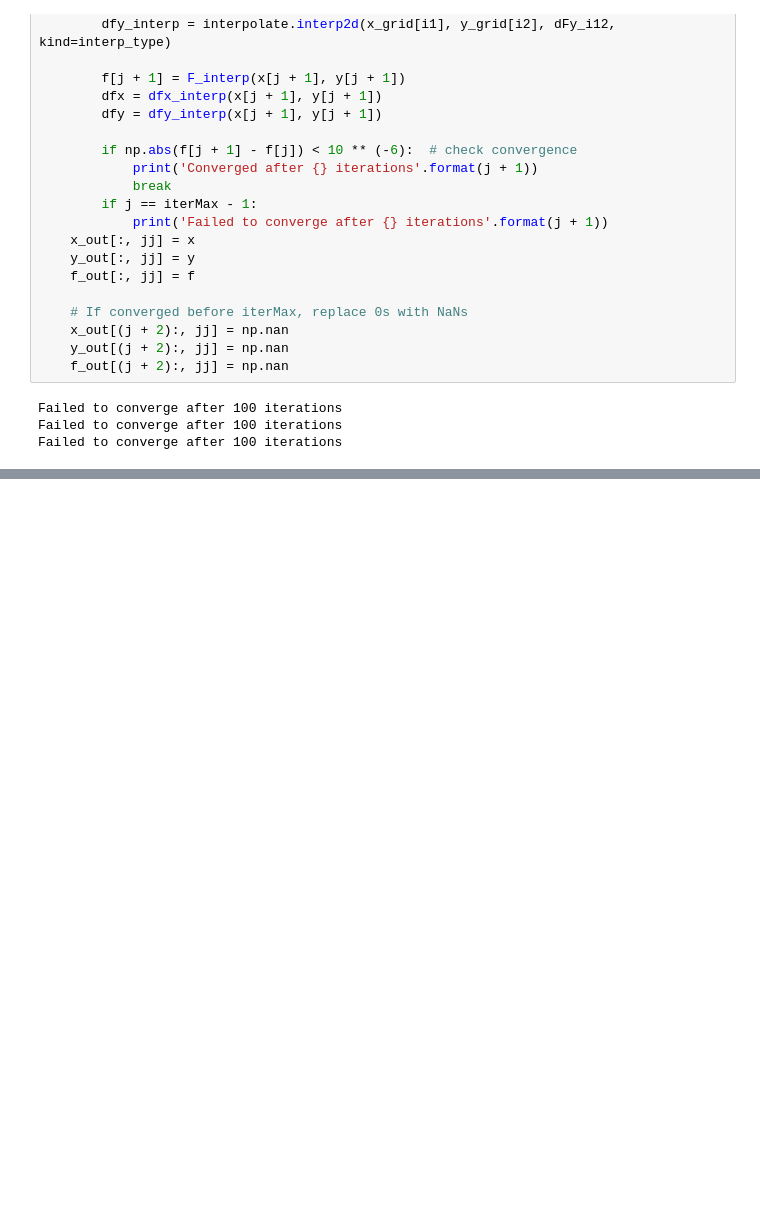
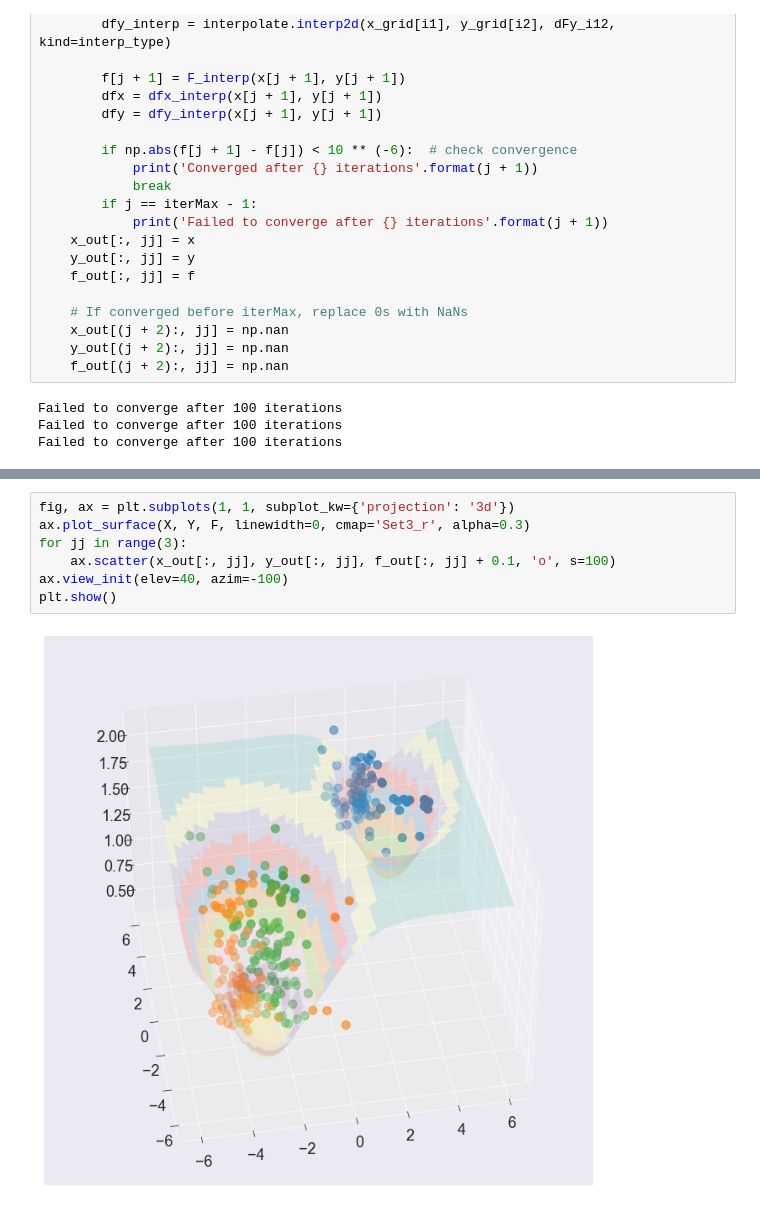
Before and after one commit to qlinhta/my-notes, a Jupyter notebook: notebooks/StochasticGradientDescent.ipynb, the cells around one changed output, grey strips where cells are left out. Drawn from its saved outputs; the diff is of its cells as text; blank space fills up the shorter version.

```diff
--- a/notebooks/StochasticGradientDescent.ipynb
+++ b/notebooks/StochasticGradientDescent.ipynb
@@ -107,0 +108,9 @@ plt.show()
+# %%
+fig, ax = plt.subplots(1, 1, subplot_kw={'projection': '3d'})
+ax.plot_surface(X, Y, F, linewidth=0, cmap='Set3_r', alpha=0.3)
+for jj in range(3):
+    ax.scatter(x_out[:, jj], y_out[:, jj], f_out[:, jj] + 0.1, 'o', s=100)
+ax.view_init(elev=40, azim=-100)
+plt.show()
+# %% [output]
+[figure, added]
```
Also changed, not shown: parts of 2 cells of this notebook, 4 other files.
